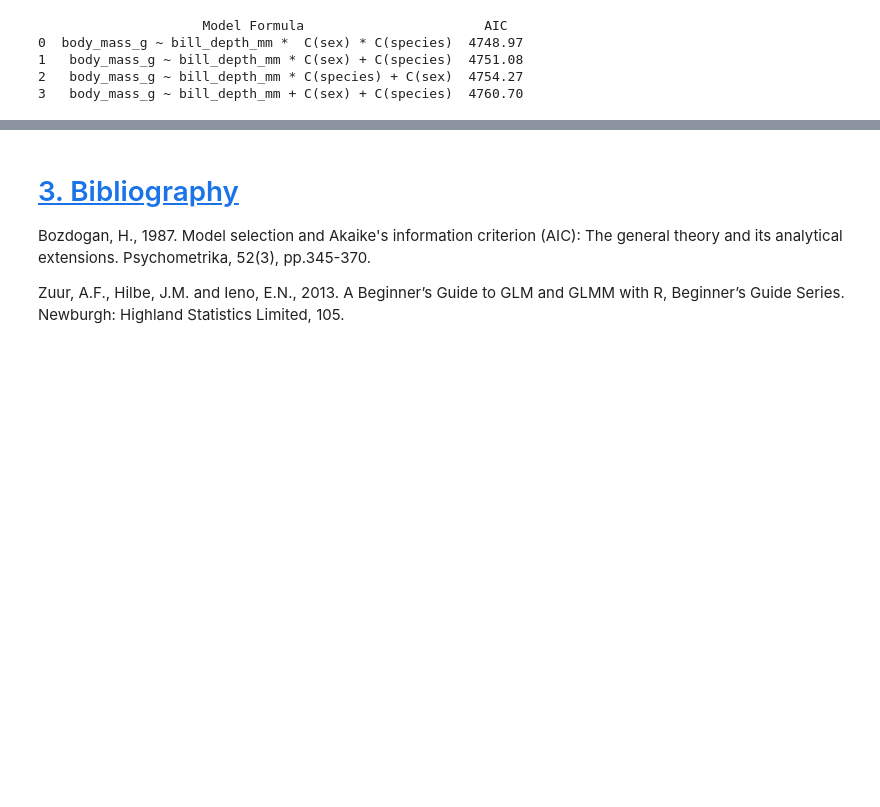
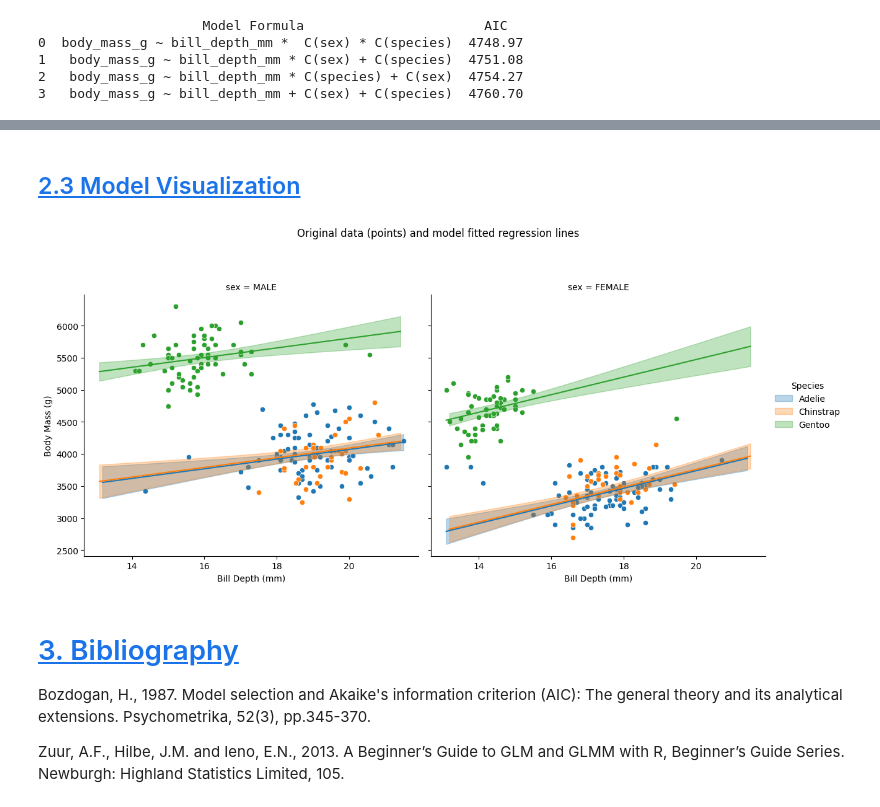
Before and after one commit to gfmg/PoDA, a Jupyter notebook: penguins.ipynb, the cells around one changed output, grey strips where cells are left out. Saved outputs shown, nothing was run; the diff lists cells and outputs as text; code cells hidden in the pictures; blank space fills up the shorter version.

Commit message:
Adding model visualization plot

```diff
--- a/penguins.ipynb
+++ b/penguins.ipynb
@@ -165,3 +163,32 @@ Notes:
+# %% [markdown]
+## <a id='toc2_3_'></a>[2.3 Model Visualization](#toc0_)
+# %%
+newdata = pd.DataFrame({
+    'bill_depth_mm': np.repeat(np.linspace(df_cleaned["bill_depth_mm"].min(),df_cleaned["bill_depth_mm"].max(),num=100),3),
+    'species': ['Gentoo','Adelie','Chinstrap'] * 100,
+    'sex': ['MALE', 'FEMALE'] * (100*  3// 2)
+})
+# %%
+preds = penguin_models[1].get_prediction(newdata)
+preds =preds.summary_frame()
+# %%
+newdata["pred_mean"]=preds["mean"]
+newdata["ci_lower"]=preds["mean_ci_lower"]
+newdata["ci_upper"]=preds["mean_ci_upper"]
+#newdata
+# %%
+df_conc=pd.concat([df_cleaned.assign(dataset='original'),newdata.assign(dataset='new data')])
+p=sns.FacetGrid(df_conc,col="sex",hue="species",height=6)
+p.map(sns.scatterplot,'bill_depth_mm', 'body_mass_g')
+p.map(sns.lineplot,'bill_depth_mm','pred_mean')
+p.map(plt.fill_between,'bill_depth_mm', 'ci_lower', 'ci_upper', alpha=0.3)
+p.add_legend(title="Species")
+p.set_axis_labels("Bill Depth (mm)", "Body Mass (g)")
+plt.subplots_adjust(top=0.8)
+p.fig.suptitle('Original data (points) and model fitted regression lines')
+plt.show()
+# %% [output]
+[figure, added]
 # %% [markdown]
 # <a id='toc3_'></a>[3. Bibliography](#toc0_)
 
```
Also changed, not shown: parts of 7 cells of this notebook.
